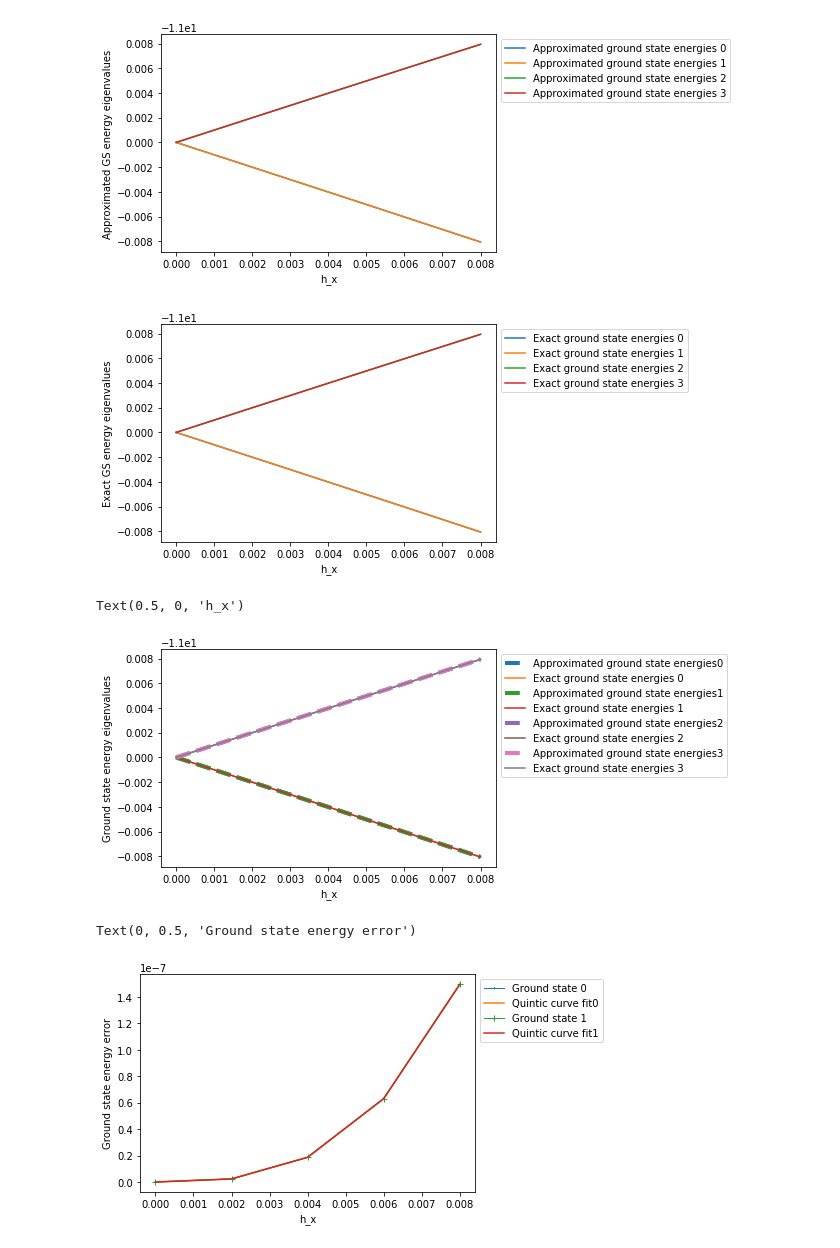
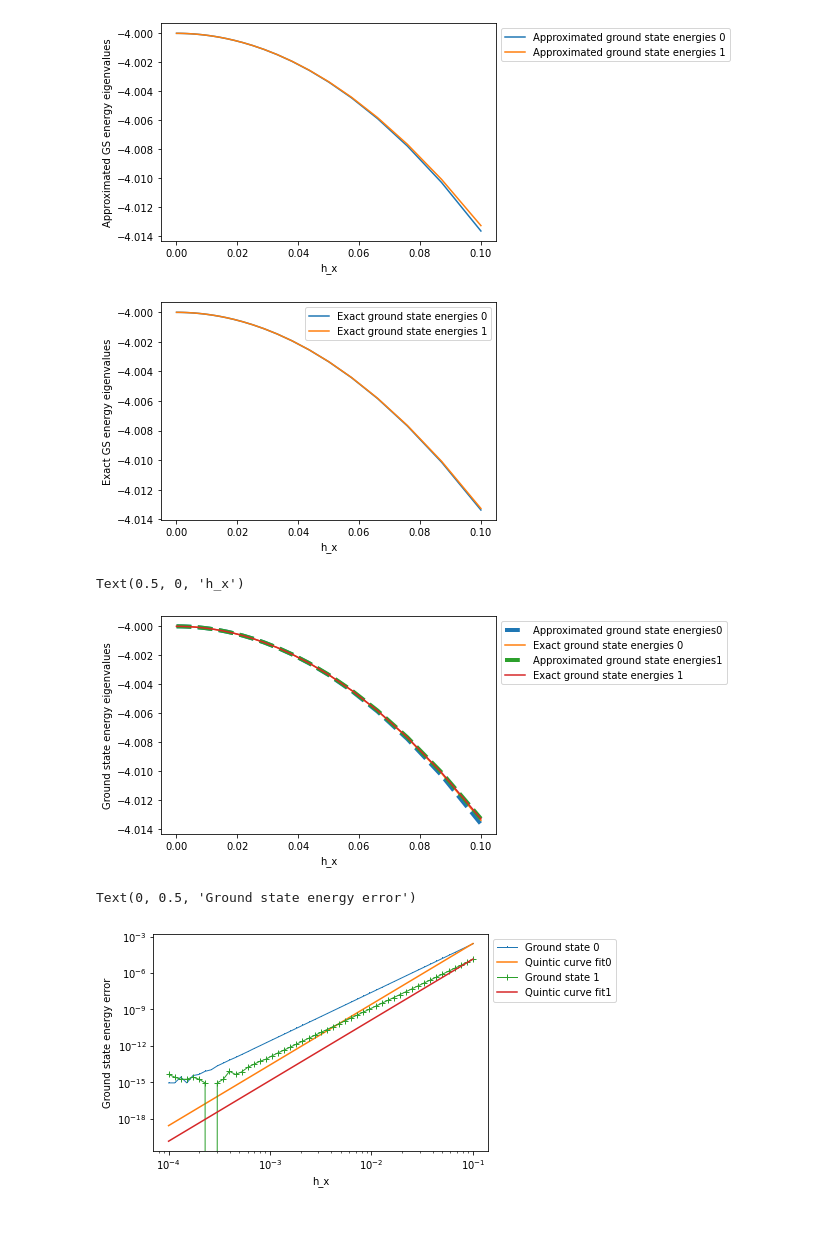
Before and after one commit to youtao1999/tfim_perturbation, a Jupyter notebook: tfim_4th_generalized_matrix_analysis.ipynb, the cells around one changed output. Drawn from its saved outputs; the diff is of its cells as text; code cells hidden in the pictures; blank space fills up the shorter version.

```diff
--- a/tfim_4th_generalized_matrix_analysis.ipynb
+++ b/tfim_4th_generalized_matrix_analysis.ipynb
@@ -16,9 +16,9 @@ import itertools
 marker = itertools.cycle((',', '+', '.', '1','2','3','4','|'))
 # %%
 # Initial system specification
-L = [7]
-Jij_seed = 13
-h_x_range = np.arange(0, 0.01, 0.002)
+L = [4]
+Jij_seed = 4
+h_x_range = np.logspace(-4,-1,51)
 # %%
 PBC = True
 J = 1
@@ -155,7 +126,7 @@ plt.ylabel("Approximated GS energy eigenvalues")
 plt.xlabel("h_x")
 plt.show(app_GS_energy_plot)
 # %% [output]
-[figure, old version]
+[figure, new version]
 # %%
 # Plot exc GS energy vs h_x
 for i in range(len(GS_indices)):
@@ -165,7 +136,7 @@ plt.ylabel("Exact GS energy eigenvalues")
 plt.xlabel("h_x")
 plt.show(exc_GS_energy_plot)
 # %% [output]
-[figure, old version]
+[figure, new version]
 # %%
 # Compare the exact and approximated GS energies
 
@@ -177,30 +148,32 @@ plt.ylabel("Ground state energy eigenvalues")
 plt.xlabel("h_x")
 # %% [output]
 Text(0.5, 0, 'h_x')
-[figure, old version]
+[figure, new version]
 # %%
 # Calculate and plot energy errors
 
 corrected_exc_eigenvalues = np.zeros((len(GS_indices), len(h_x_range)))
 
 for i in range(len(GS_indices)):
     for j in range(len(h_x_range)):
         corrected_exc_eigenvalues[i, j] = exc_eigenvalues[i, j]
 
 error_array = np.absolute(corrected_exc_eigenvalues - app_eigenvalues)
 
 # Curve fit
 
-for i in range(2):
-    popt, pcov = optimize.curve_fit(tfim_perturbation.poly_3, h_x_range, error_array[i])
+for i in range(len(GS_indices)):
+    popt, pcov = optimize.curve_fit(tfim_perturbation.poly_5, h_x_range, error_array[i])
     GS_energy_error_plot = plt.plot(h_x_range, error_array[i], marker = next(marker), linewidth = 1, label = 'Ground state ' + str(i))
-    plt.plot(h_x_range, tfim_perturbation.poly_3(h_x_range, *popt), label = 'Quintic curve fit' + str(i))
+    plt.plot(h_x_range, tfim_perturbation.poly_5(h_x_range, *popt), label = 'Quintic curve fit' + str(i))
     plt.legend(loc = 'best', bbox_to_anchor=(1, 1), ncol = 1)
+    plt.xscale('log')
+    plt.yscale('log')
 plt.xlabel('h_x')
 plt.ylabel('Ground state energy error')
 # %% [output]
 Text(0, 0.5, 'Ground state energy error')
-[figure, old version]
+[figure, new version]
 # %%
 # Calculate probabilities for approximated eigenstates
 
```
Also changed, not shown: parts of 10 cells of this notebook, 13 other files.
